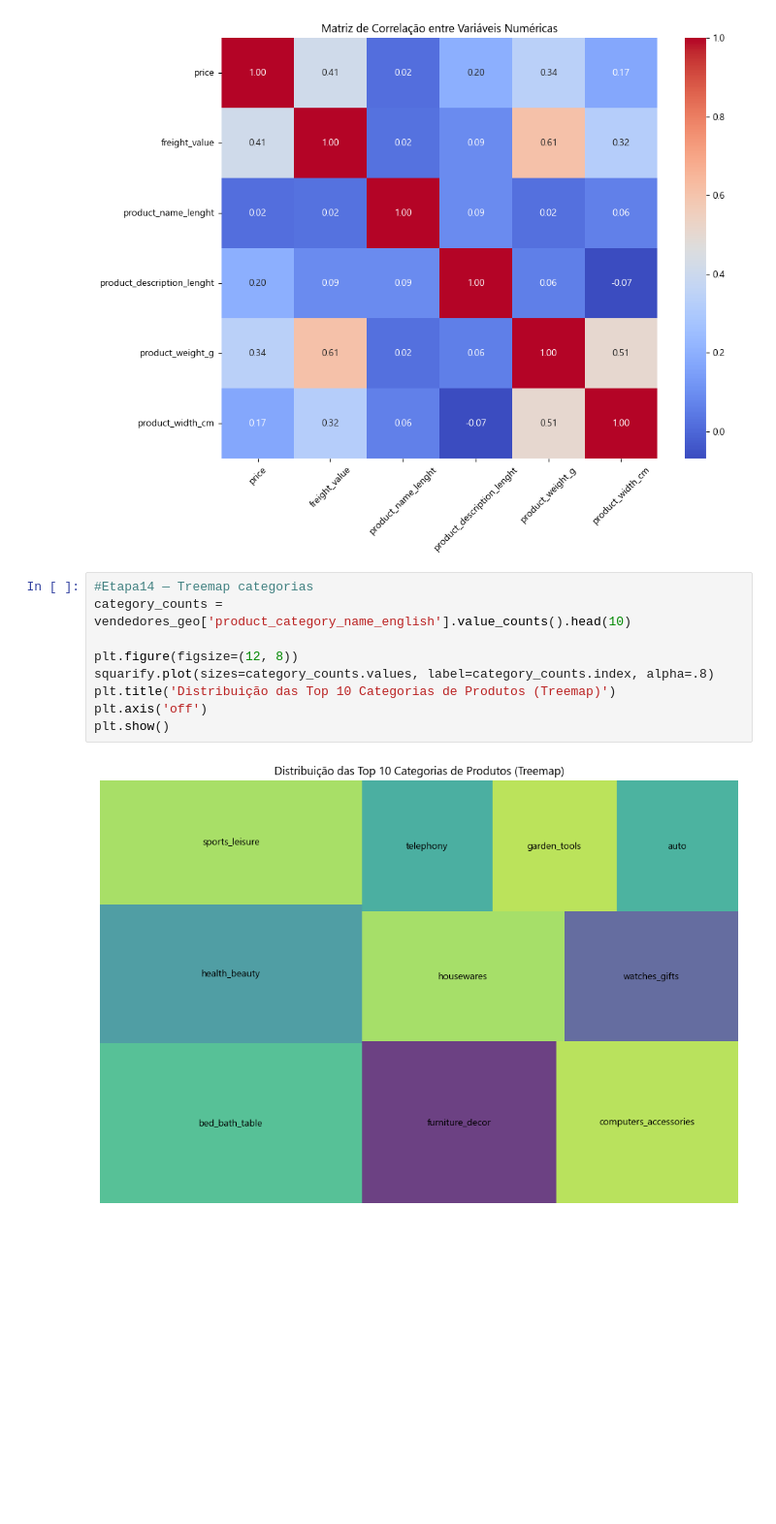
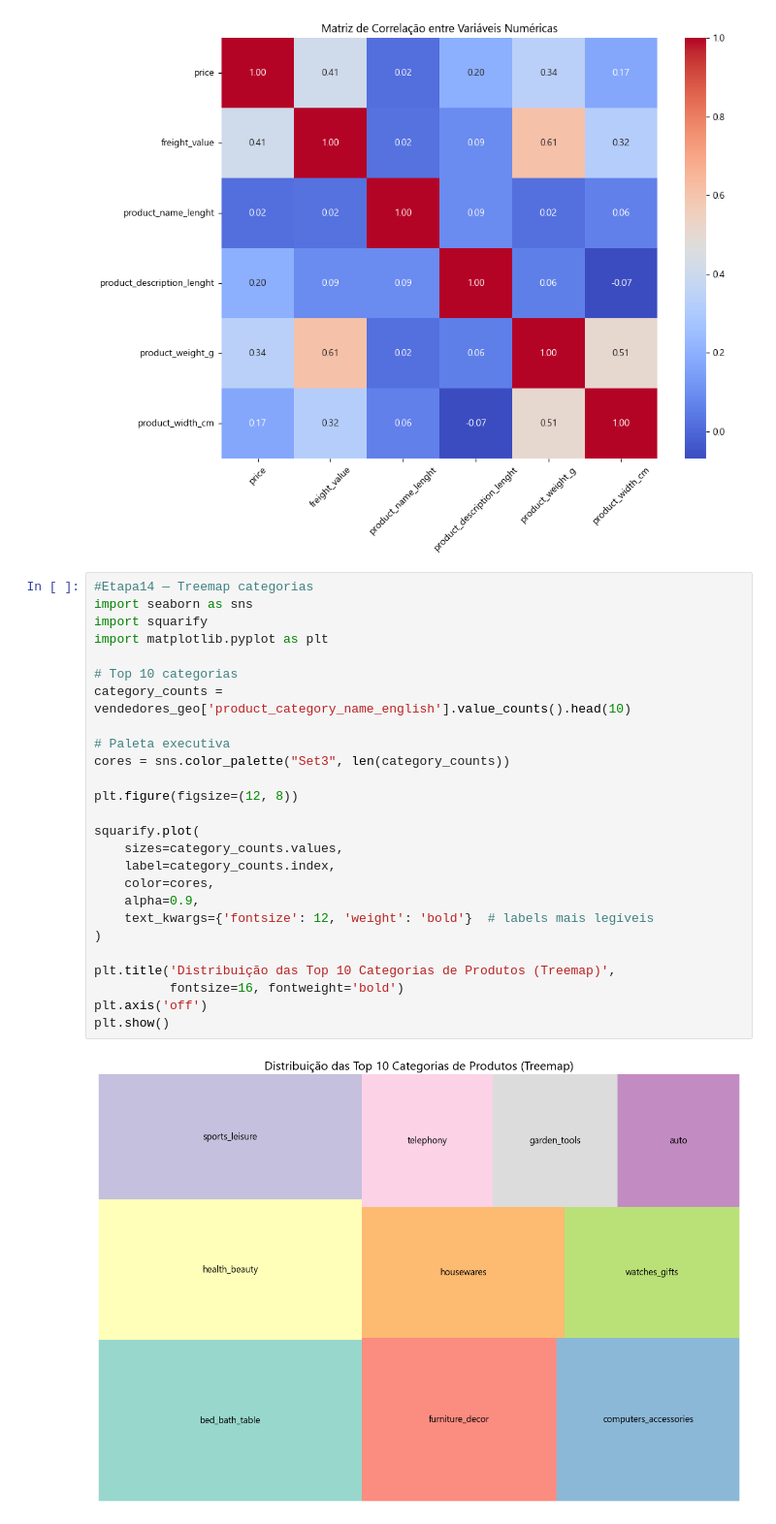
Before and after one commit to wandbalbino/EcommerceOlist, a Jupyter notebook: AnaliseOlist.ipynb, the cells around one changed output. Shown: that part at 97% size. Cells and saved outputs as stored; diff of their text form; blank space fills up the shorter version.

```diff
--- a/AnaliseOlist.ipynb
+++ b/AnaliseOlist.ipynb
@@ -253,12 +253,29 @@ else:
 [figure]
 # %%
 #Etapa14 — Treemap categorias
+import seaborn as sns
+import squarify
+import matplotlib.pyplot as plt
+
+# Top 10 categorias
 category_counts = vendedores_geo['product_category_name_english'].value_counts().head(10)
 
+# Paleta executiva
+cores = sns.color_palette("Set3", len(category_counts))
+
 plt.figure(figsize=(12, 8))
-squarify.plot(sizes=category_counts.values, label=category_counts.index, alpha=.8)
-plt.title('Distribuição das Top 10 Categorias de Produtos (Treemap)')
+
+squarify.plot(
+    sizes=category_counts.values,
+    label=category_counts.index,
+    color=cores,
+    alpha=0.9,
+    text_kwargs={'fontsize': 12, 'weight': 'bold'}  # labels mais legíveis
+)
+
+plt.title('Distribuição das Top 10 Categorias de Produtos (Treemap)',
+          fontsize=16, fontweight='bold')
 plt.axis('off')
 plt.show()
 # %% [output]
-[figure, old version]
+[figure, new version]
```
